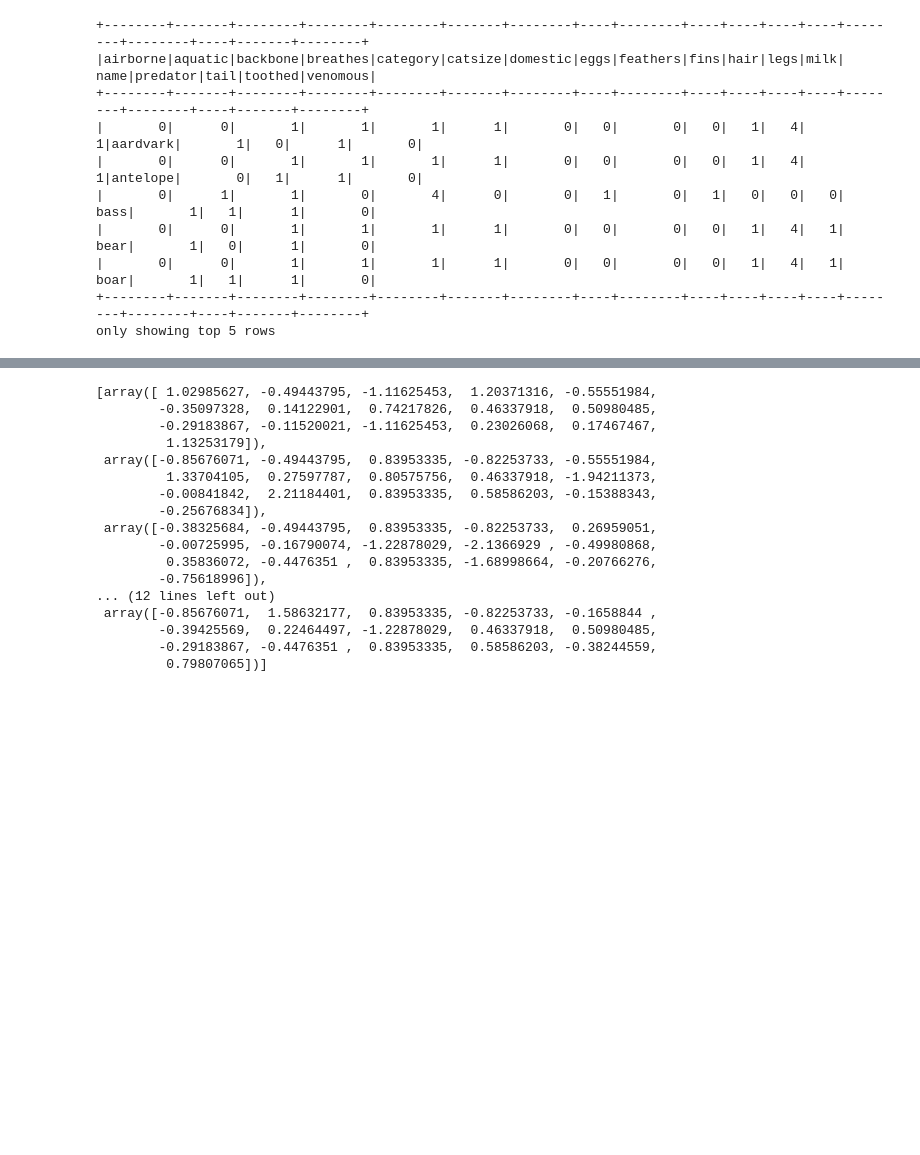
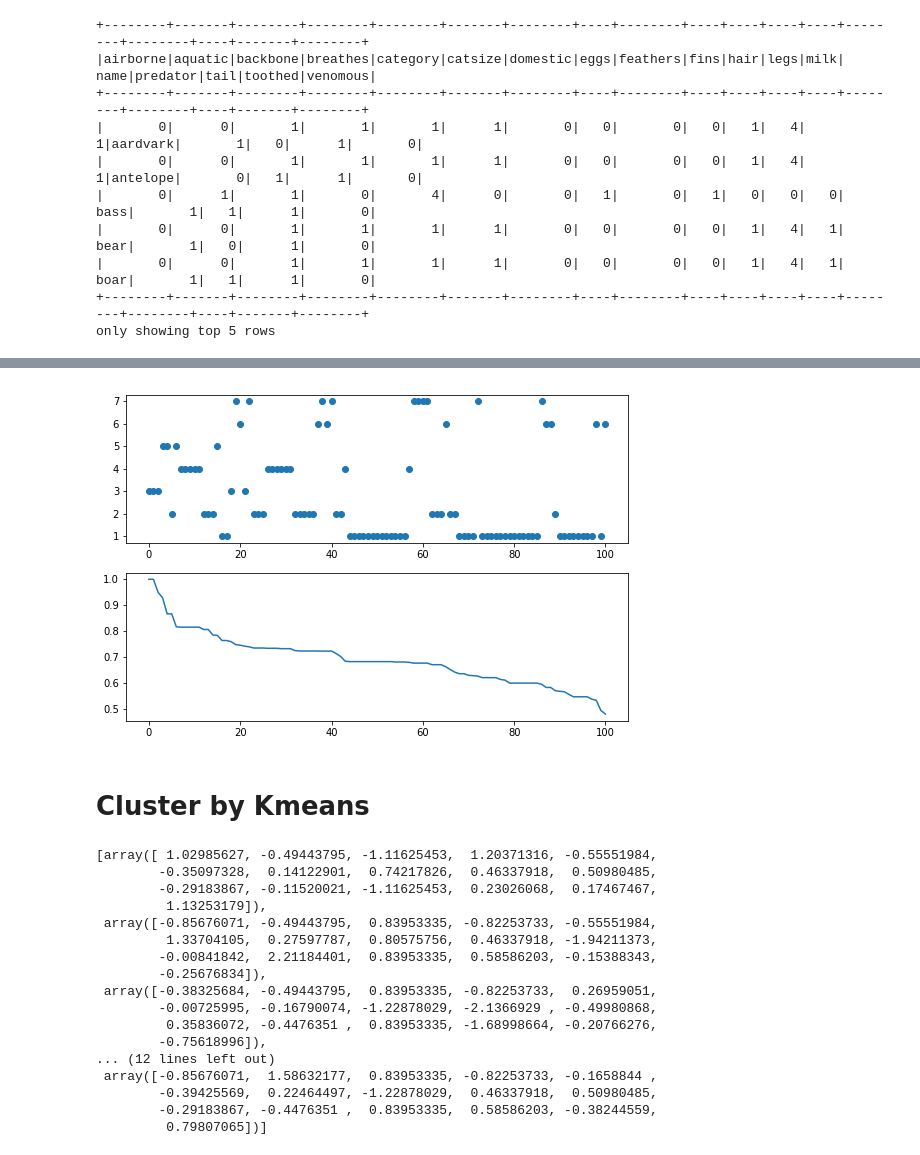
Before and after one commit to djfire1296/Classification_Research, a Jupyter notebook: Classification_Animals.ipynb, the cells around one changed output, grey strips where cells are left out. Drawn from its saved outputs; the diff is of its cells as text; code cells hidden in the pictures; blank space fills up the shorter version.

```diff
--- a/Classification_Animals.ipynb
+++ b/Classification_Animals.ipynb
@@ -284,0 +350,3 @@ only showing top 5 rows
+# %%
+tuatara_rsl = relation_score_list(tuatara_targetdata)
+print_rsl(tuatara_rsl)
@@ -285,3 +371,9 @@ only showing top 5 rows
+# %%
+plot_relation_distribution(tuatara_rsl)
+# %% [output]
+[figure, added]
+# %% [markdown]
+<h1> Cluster by Kmeans </h1>
 # %%
 cluster_num = 7
 feature_cols = ['hair', 'feathers', 'eggs', 'milk', 'airborne', 'aquatic', 'predator', 'toothed', 'backbone',
```
Also changed, not shown: parts of 33 cells of this notebook.
